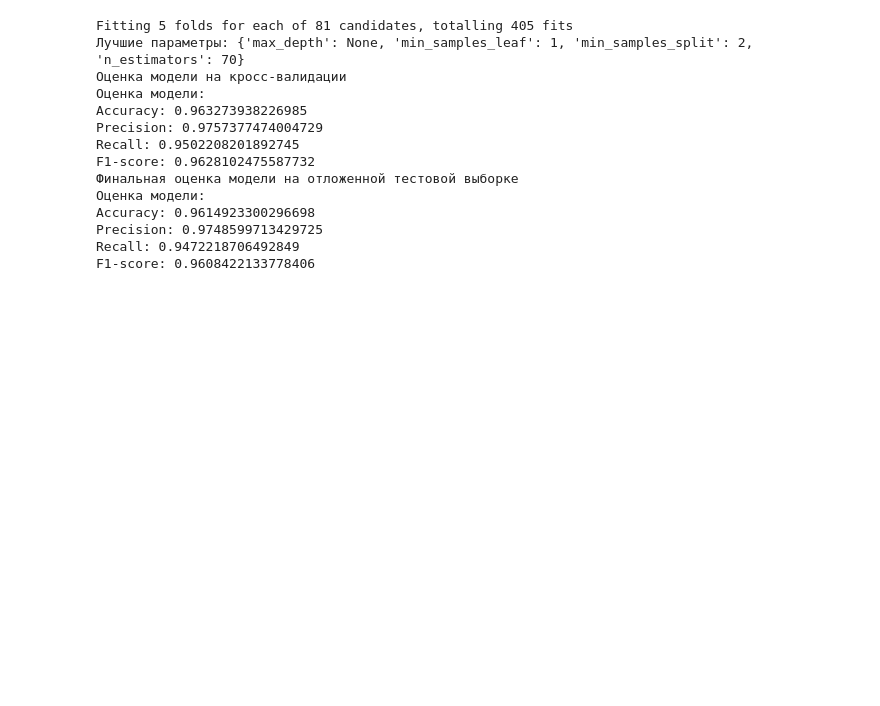
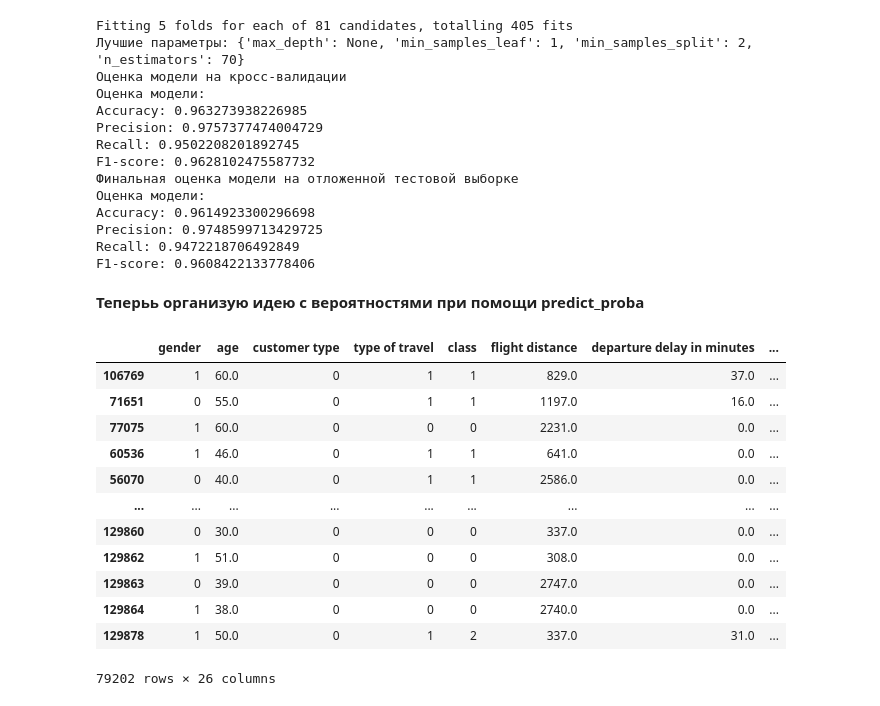
Before and after one commit to listarova-aleksandra/2_year_project, a Jupyter notebook: clients.ipynb, the cells around one changed output. Cells and saved outputs as stored; diff of their text form; code cells hidden in the pictures; blank space fills up the shorter version.

```diff
--- a/clients.ipynb
+++ b/clients.ipynb
@@ -514,3 +513,36 @@ Accuracy: 0.9614923300296698
 Precision: 0.9748599713429725
 Recall: 0.9472218706492849
 F1-score: 0.9608422133778406
+# %% [markdown]
+**Теперьь организую идею  с вероятностями при помощи predict_proba**
+# %%
+def st_pred(st, dst):
+    if st >= dst:
+        return f'Вам понравился полет с вероятностью {st * 100:.2f}%'
+    else:
+        return f'Вам не понравился полет с вероятностью {dst * 100:.2f}%'
+# %%
+y_proba = random_forest_model.predict_proba(x)
+
+df['satisfaction with the flight'] = y_proba[:, 1]
+df['dissatisfaction with the flight'] = y_proba[:, 0]
+
+df['result'] = df.apply(
+    lambda row: st_pred(row['satisfaction with the flight'], row['dissatisfaction with the flight']),
+    axis=1)
+# %%
+df
+# %% [output]
+|  | gender | age | customer type | type of travel | class | flight distance | departure delay in minutes | ... |
+| 106769 | 1 | 60.0 | 0 | 1 | 1 | 829.0 | 37.0 | ... |
+| 71651 | 0 | 55.0 | 0 | 1 | 1 | 1197.0 | 16.0 | ... |
+| 77075 | 1 | 60.0 | 0 | 0 | 0 | 2231.0 | 0.0 | ... |
+| 60536 | 1 | 46.0 | 0 | 1 | 1 | 641.0 | 0.0 | ... |
+| 56070 | 0 | 40.0 | 0 | 1 | 1 | 2586.0 | 0.0 | ... |
+| ... | ... | ... | ... | ... | ... | ... | ... | ... |
+| 129860 | 0 | 30.0 | 0 | 0 | 0 | 337.0 | 0.0 | ... |
+| 129862 | 1 | 51.0 | 0 | 0 | 0 | 308.0 | 0.0 | ... |
+| 129863 | 0 | 39.0 | 0 | 0 | 0 | 2747.0 | 0.0 | ... |
+| 129864 | 1 | 38.0 | 0 | 0 | 0 | 2740.0 | 0.0 | ... |
+| 129878 | 1 | 50.0 | 0 | 1 | 2 | 337.0 | 31.0 | ... |
+79202 rows × 26 columns
```
Also changed, not shown: parts of 2 cells of this notebook.
